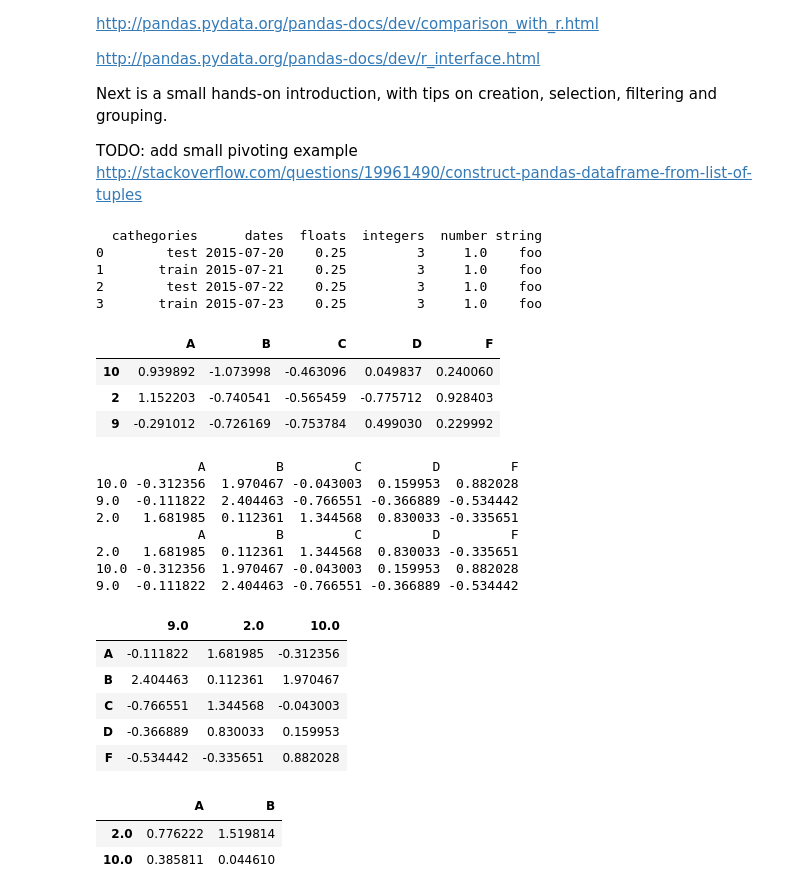
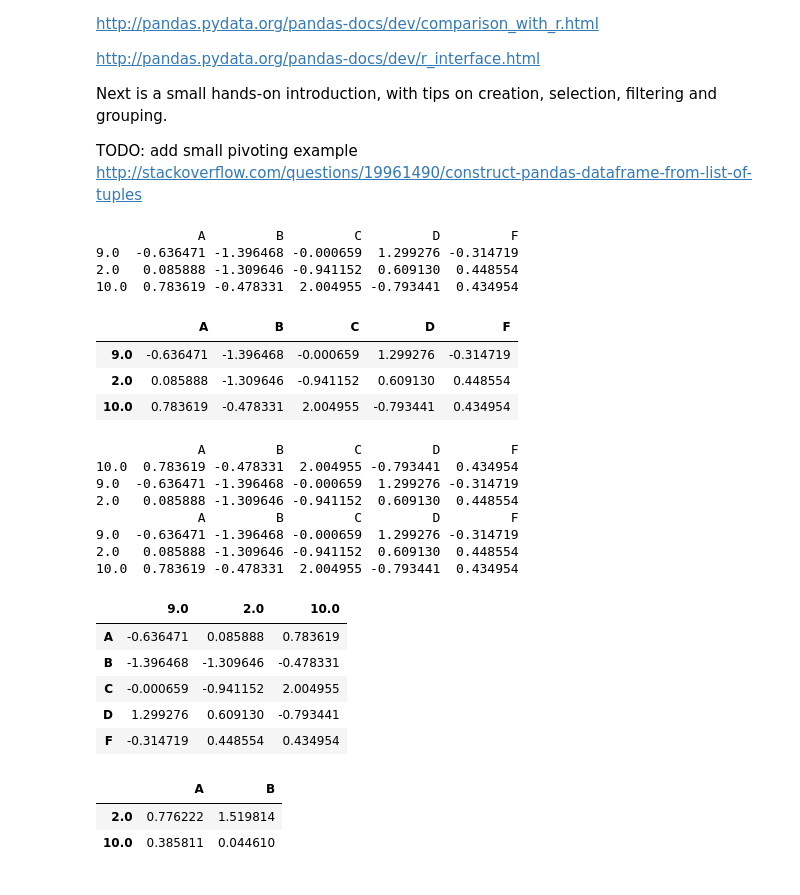
Before and after one commit to grokkaine/biopycourse, a Jupyter notebook: day2/statistics.ipynb, the cells around one changed output. Cells and saved outputs as stored; diff of their text form; code cells hidden in the pictures.

```diff
--- a/day2/statistics.ipynb
+++ b/day2/statistics.ipynb
@@ -42,20 +42,19 @@ df2 = pd.DataFrame({'number' : 1.,
                     'cathegories' : pd.Categorical(["test","train","test","train"]),
                     'string' : 'foo' })
 
-print(df2)
+print(df1)
 # %% [output]
-  cathegories      dates  floats  integers  number string
-0        test 2015-07-20    0.25         3     1.0    foo
-1       train 2015-07-21    0.25         3     1.0    foo
-2        test 2015-07-22    0.25         3     1.0    foo
-3       train 2015-07-23    0.25         3     1.0    foo
+             A         B         C         D         F
+9.0  -0.636471 -1.396468 -0.000659  1.299276 -0.314719
+2.0   0.085888 -1.309646 -0.941152  0.609130  0.448554
+10.0  0.783619 -0.478331  2.004955 -0.793441  0.434954
 # %%
-df1.sort(columns='B')
+df1.sort_values(by='B')
 # %% [output]
 |  | A | B | C | D | F |
-| 10 | 0.939892 | -1.073998 | -0.463096 | 0.049837 | 0.240060 |
-| 2 | 1.152203 | -0.740541 | -0.565459 | -0.775712 | 0.928403 |
-| 9 | -0.291012 | -0.726169 | -0.753784 | 0.499030 | 0.229992 |
+| 9.0 | -0.636471 | -1.396468 | -0.000659 | 1.299276 | -0.314719 |
+| 2.0 | 0.085888 | -1.309646 | -0.941152 | 0.609130 | 0.448554 |
+| 10.0 | 0.783619 | -0.478331 | 2.004955 | -0.793441 | 0.434954 |
 # %%
 # Description
 
@@ -68,25 +67,25 @@ df1.T
 #sort by axis
 print(df1.sort_index(axis=0, ascending=False))
 #sort by values
-print(df1.sort(columns='B'))
+print(df1.sort_values(by='B'))
 # %% [output]
              A         B         C         D         F
-10.0 -0.312356  1.970467 -0.043003  0.159953  0.882028
-9.0  -0.111822  2.404463 -0.766551 -0.366889 -0.534442
-2.0   1.681985  0.112361  1.344568  0.830033 -0.335651
+10.0  0.783619 -0.478331  2.004955 -0.793441  0.434954
+9.0  -0.636471 -1.396468 -0.000659  1.299276 -0.314719
+2.0   0.085888 -1.309646 -0.941152  0.609130  0.448554
              A         B         C         D         F
-2.0   1.681985  0.112361  1.344568  0.830033 -0.335651
-10.0 -0.312356  1.970467 -0.043003  0.159953  0.882028
-9.0  -0.111822  2.404463 -0.766551 -0.366889 -0.534442
+9.0  -0.636471 -1.396468 -0.000659  1.299276 -0.314719
+2.0   0.085888 -1.309646 -0.941152  0.609130  0.448554
+10.0  0.783619 -0.478331  2.004955 -0.793441  0.434954
 # %%
 df1.T
 # %% [output]
 |  | 9.0 | 2.0 | 10.0 |
-| A | -0.111822 | 1.681985 | -0.312356 |
-| B | 2.404463 | 0.112361 | 1.970467 |
-| C | -0.766551 | 1.344568 | -0.043003 |
-| D | -0.366889 | 0.830033 | 0.159953 |
-| F | -0.534442 | -0.335651 | 0.882028 |
+| A | -0.636471 | 0.085888 | 0.783619 |
+| B | -1.396468 | -1.309646 | -0.478331 |
+| C | -0.000659 | -0.941152 | 2.004955 |
+| D | 1.299276 | 0.609130 | -0.793441 |
+| F | -0.314719 | 0.448554 | 0.434954 |
 # %%
 # Selection and slicing. And filtering.
 df1 = pd.DataFrame(np.random.randn(3,5),index=s[1:4],columns=list('ABCDF'))
```
Also changed, not shown: parts of 8 cells of this notebook, 3 other files.
